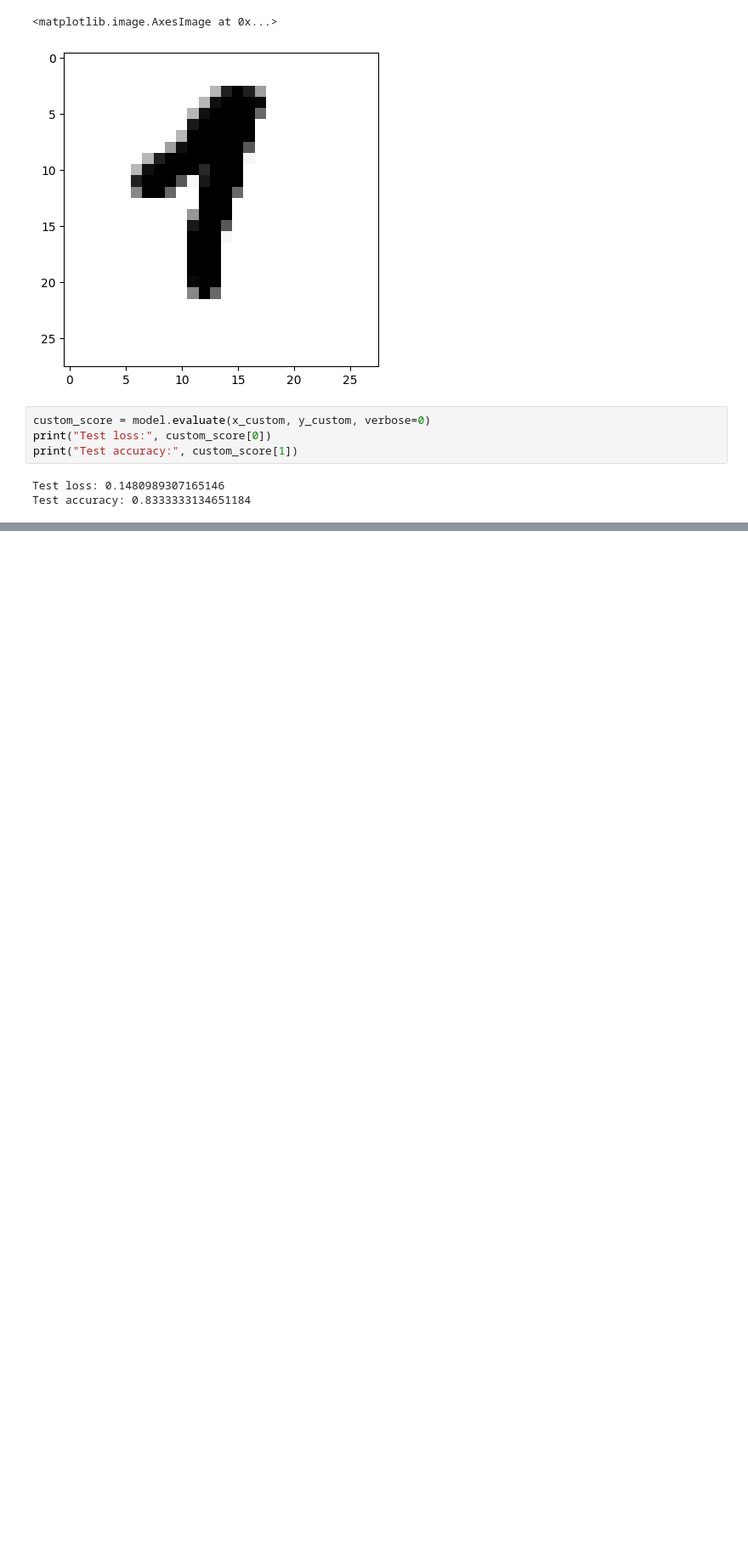
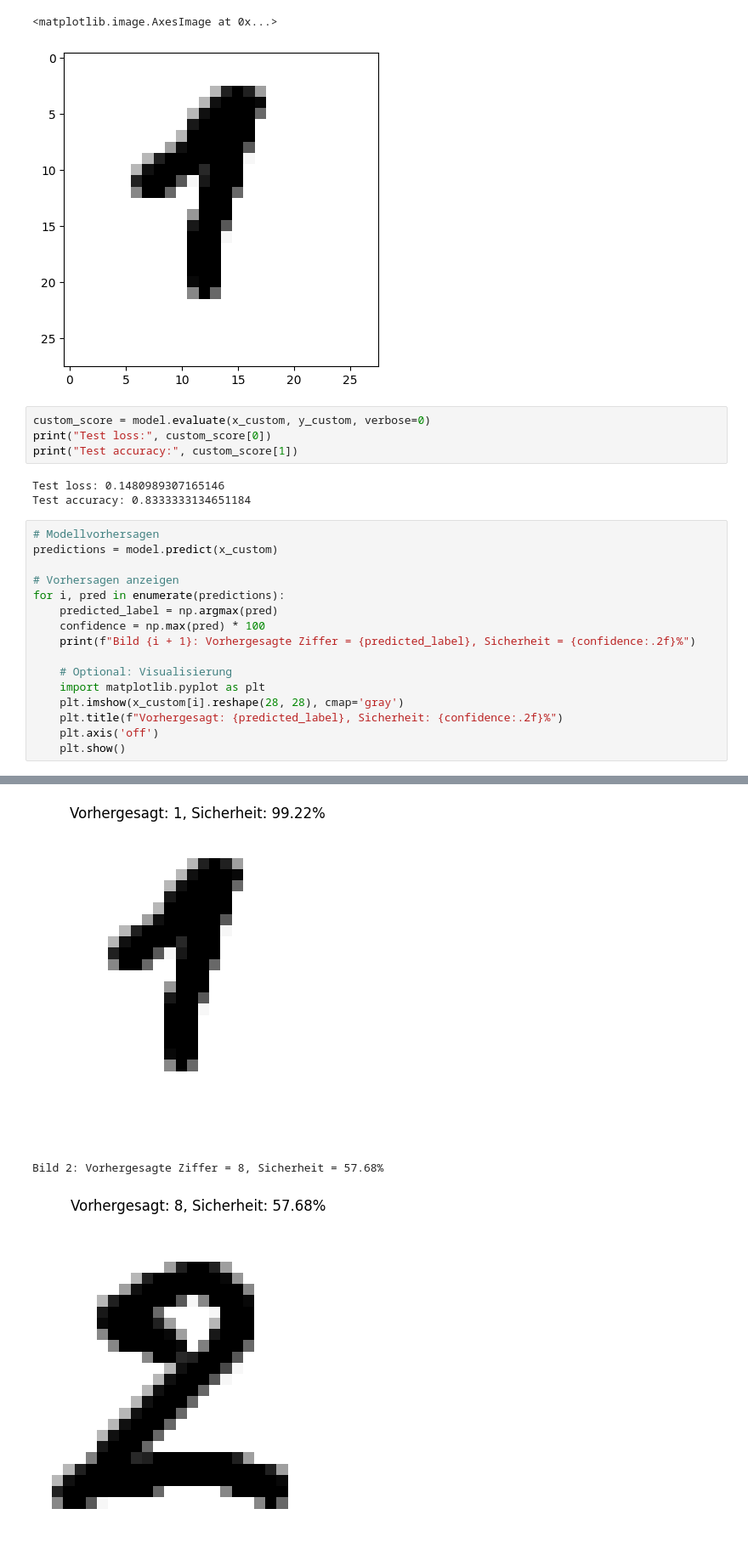
Before and after one commit to tdiepenb/SprachlicheInformationsverarbeitung, a Jupyter notebook: exercise-05/minst_full.ipynb, the cells around one changed output, grey strips where cells are left out. Shown at 85% size. Cells and saved outputs as stored; diff of their text form; blank space fills up the shorter version.

Commit message:
add visualization of predictions

```diff
--- a/exercise-05/minst_full.ipynb
+++ b/exercise-05/minst_full.ipynb
@@ -148,3 +148,20 @@ print("Test accuracy:", custom_score[1])
 # %% [output]
 Test loss: 0.1480989307165146
 Test accuracy: 0.8333333134651184
+# %%
+# Modellvorhersagen
+predictions = model.predict(x_custom)
+
+# Vorhersagen anzeigen
+for i, pred in enumerate(predictions):
+    predicted_label = np.argmax(pred)
+    confidence = np.max(pred) * 100
+    print(f"Bild {i + 1}: Vorhergesagte Ziffer = {predicted_label}, Sicherheit = {confidence:.2f}%")
+
+    # Optional: Visualisierung
+    import matplotlib.pyplot as plt
+    plt.imshow(x_custom[i].reshape(28, 28), cmap='gray')
+    plt.title(f"Vorhergesagt: {predicted_label}, Sicherheit: {confidence:.2f}%")
+    plt.axis('off')
+    plt.show()
+# %% [output]
@@ -150,0 +170,3 @@ Test accuracy: 0.8333333134651184
+[figure, added]
+Bild 2: Vorhergesagte Ziffer = 8, Sicherheit = 57.68%
+[figure, added]
```
Also changed, not shown: parts of 1 cell of this notebook.
